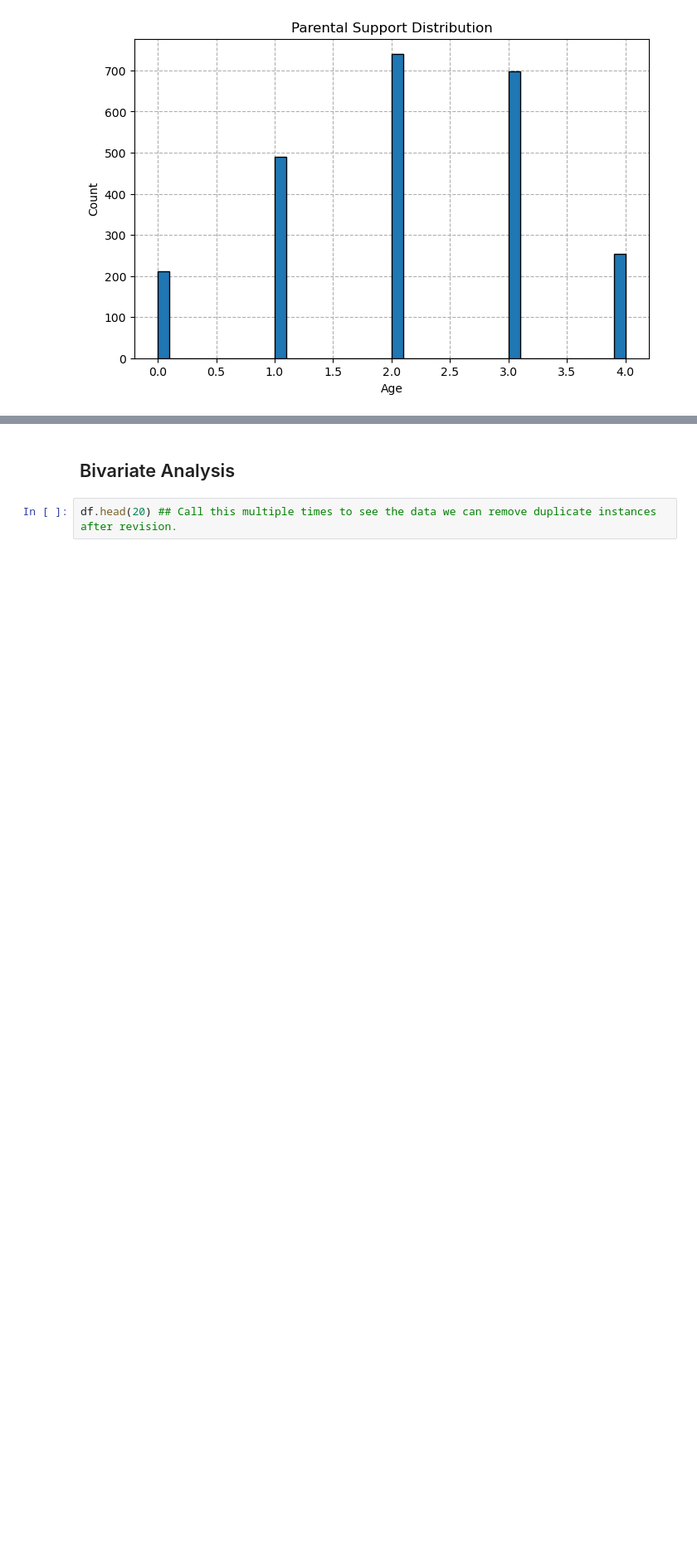
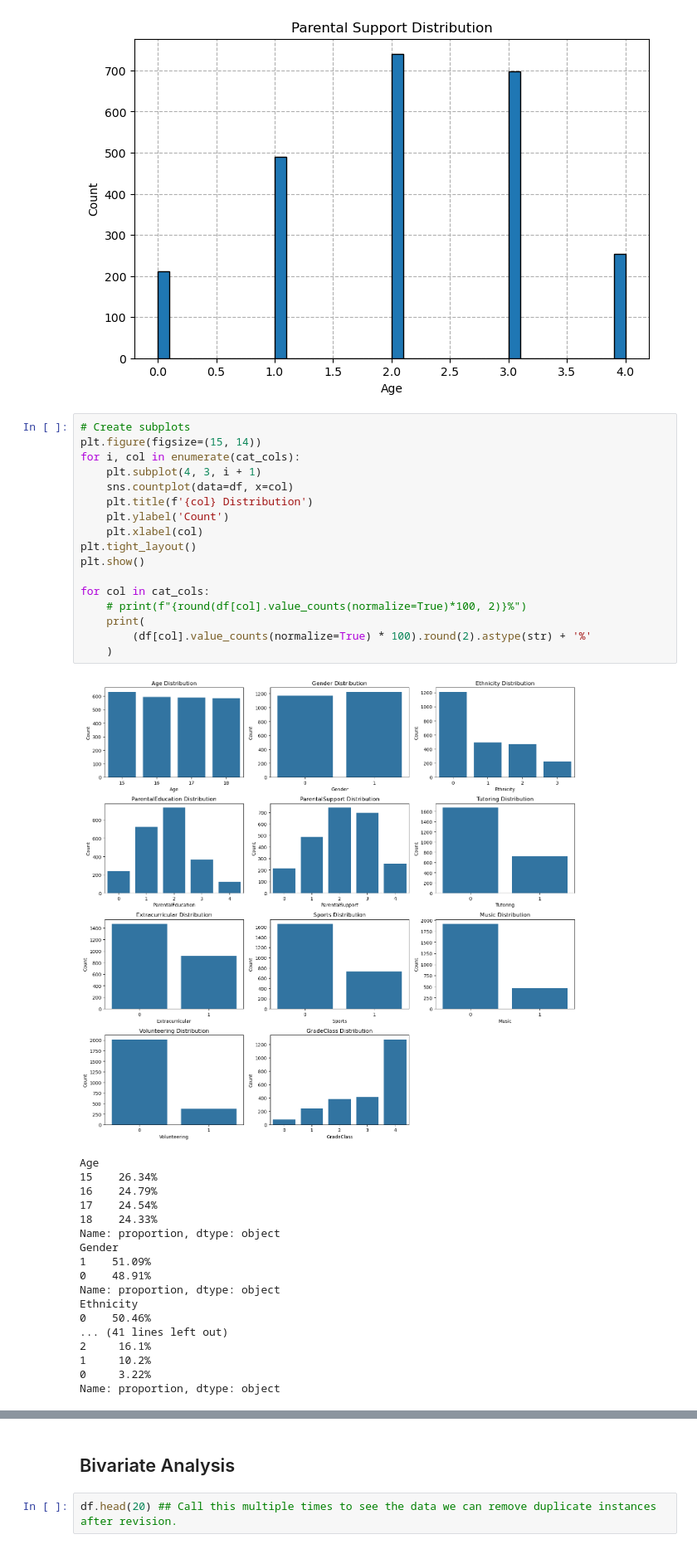
Before and after one commit to CantCode29/MLG382ProjectFolder, a Jupyter notebook: notebooks/BrightAcademyGradeAnalysisAndPredictionNoteBook.ipynb, the cells around one changed output, grey strips where cells are left out. Shown at 83% size. Cells and saved outputs as stored; diff of their text form; blank space fills up the shorter version.

```diff
--- a/notebooks/BrightAcademyGradeAnalysisAndPredictionNoteBook.ipynb
+++ b/notebooks/BrightAcademyGradeAnalysisAndPredictionNoteBook.ipynb
@@ -306,3 +309,39 @@ plt.ylabel("Count")
 plt.show()
 # %% [output]
 [figure]
+# %%
+# Create subplots
+plt.figure(figsize=(15, 14))
+for i, col in enumerate(cat_cols):
+    plt.subplot(4, 3, i + 1)
+    sns.countplot(data=df, x=col)
+    plt.title(f'{col} Distribution')
+    plt.ylabel('Count')
+    plt.xlabel(col)
+plt.tight_layout()
+plt.show()
+
+for col in cat_cols:
+    # print(f"{round(df[col].value_counts(normalize=True)*100, 2)}%")
+    print(
+        (df[col].value_counts(normalize=True) * 100).round(2).astype(str) + '%'
+    )
+# %% [output]
+[figure, added]
+Age
+15    26.34%
+16    24.79%
+17    24.54%
+18    24.33%
+Name: proportion, dtype: object
+Gender
+1    51.09%
+0    48.91%
+Name: proportion, dtype: object
+Ethnicity
+0    50.46%
+... (41 lines left out)
+2     16.1%
+1     10.2%
+0     3.22%
+Name: proportion, dtype: object
```
Also changed, not shown: parts of 20 cells of this notebook, 2 other files.
